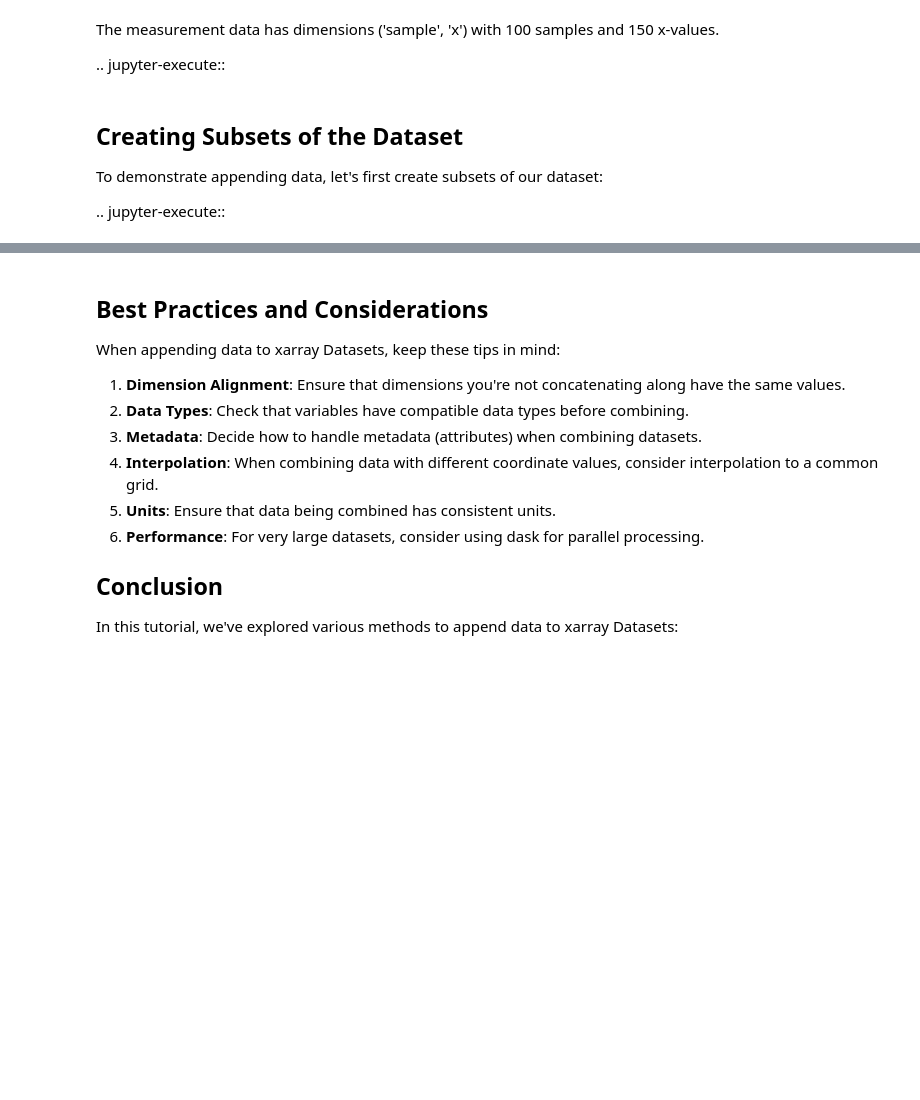
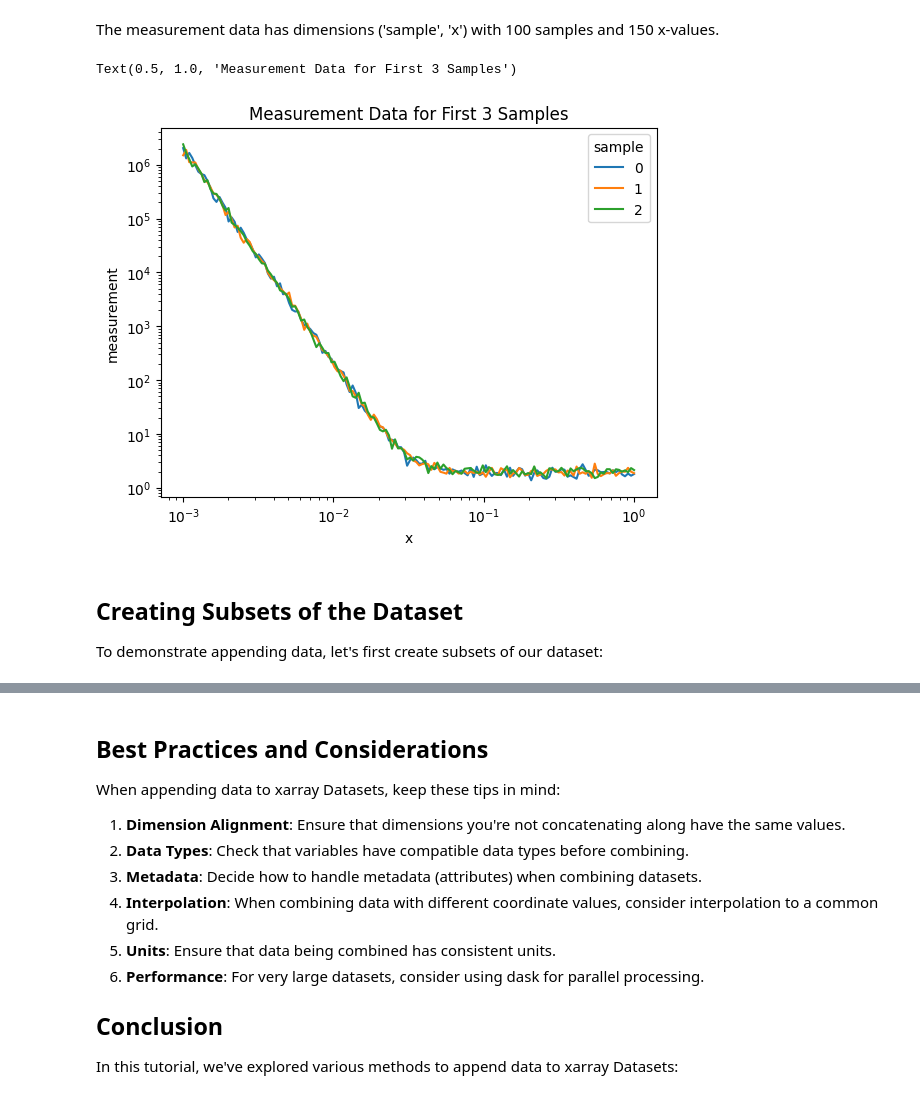
Before and after one commit to usnistgov/AFL-agent, a Jupyter notebook: docs/source/how-to/appending.ipynb, the cells around one changed output, grey strips where cells are left out. Cells and saved outputs as stored; diff of their text form; code cells hidden in the pictures; blank space fills up the shorter version.

```diff
--- a/docs/source/how-to/appending.ipynb
+++ b/docs/source/how-to/appending.ipynb
@@ -7,9 +4 @@ Appending Data to xarray.Datasets
-# %%
-import numpy as np
-import pandas as pd
-import xarray as xr
-import matplotlib.pyplot as plt
-
-# Set plot style
-plt.style.use('ggplot')
 # %% [markdown]
@@ -66,28 +74,18 @@ print(ds.measurement.isel(sample=slice(0, 2), x=slice(0, 5)))
 # %% [markdown]
 The measurement data has dimensions ('sample', 'x') with 100 samples and 150 x-values.
-
-.. jupyter-execute::
 # %%
-# Visualize some of the data
-plt.figure(figsize=(10, 6))
+# Plot measurements for the first 3 samples using xarray's built-in plotting
+ds.measurement.isel(sample=slice(0, 3)).plot.line(x='x', hue='sample', xscale='log',yscale='log')
 
-# Plot measurements for the first 3 samples
-for i in range(3):
-    plt.plot(ds.x, ds.measurement.isel(sample=i), label=f"Sample {i}")
-
-plt.xlabel('x')
-plt.ylabel('Measurement')
 plt.title('Measurement Data for First 3 Samples')
-plt.legend()
-plt.tight_layout()
-plt.show()
+# %% [output]
+Text(0.5, 1.0, 'Measurement Data for First 3 Samples')
+[figure, added]
 # %% [markdown]
 Creating Subsets of the Dataset
 ------------------------------
 
 To demonstrate appending data, let's first create subsets of our dataset:
-
-.. jupyter-execute::
 # %%
 # Create two subsets of the data
 ds_batch1 = ds.isel(sample=slice(0, 50))  # First 50 samples
```
Also changed, not shown: parts of 26 cells of this notebook, 1 other file.
